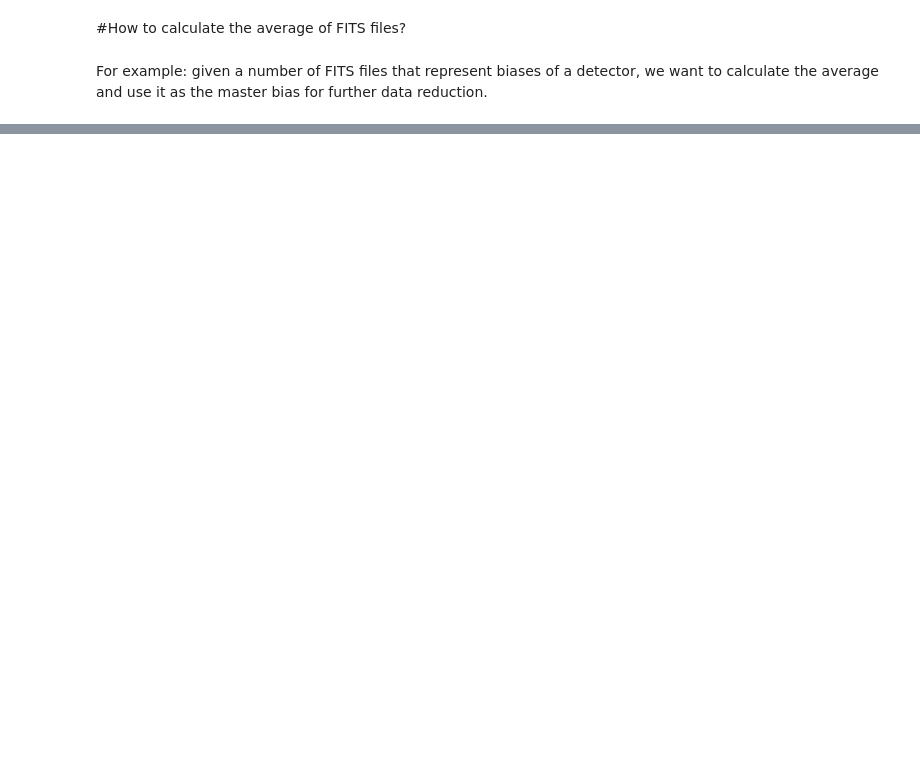
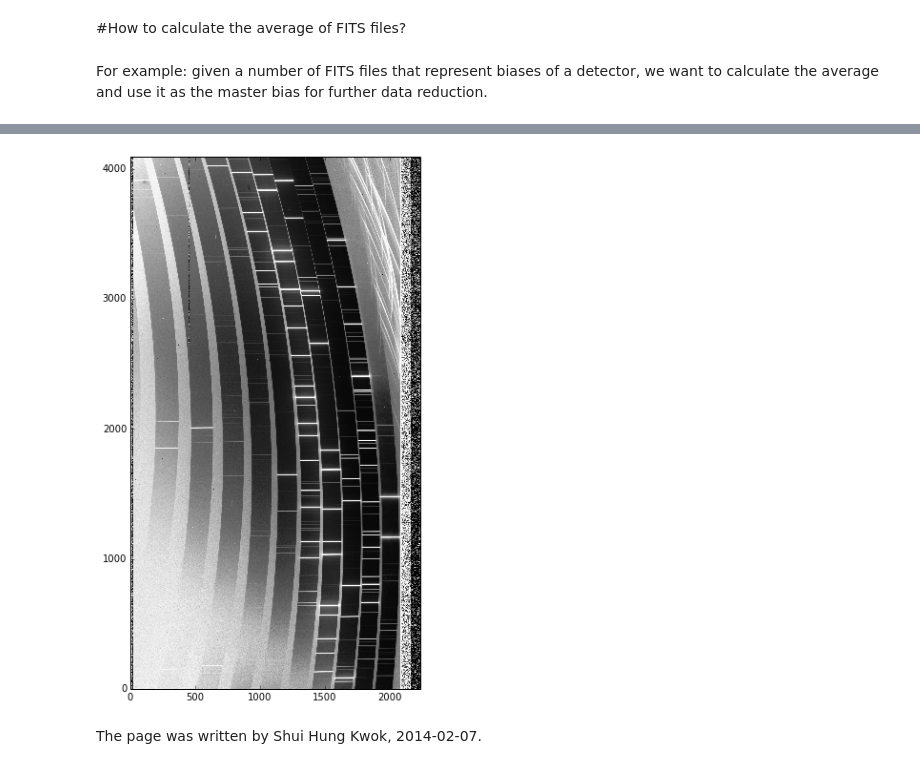
Before and after one commit to shkw0k/cookbook, a Jupyter notebook: Averaging Fits Files.ipynb, the cells around one changed output, grey strips where cells are left out. Saved outputs shown, nothing was run; the diff lists cells and outputs as text; code cells hidden in the pictures; blank space fills up the shorter version.

```diff
--- a/Averaging Fits Files.ipynb
+++ b/Averaging Fits Files.ipynb
@@ -47,2 +121,6 @@ def show(data):
+# %%
+# Let's see the calibration lamp.
+ObjName = "HgNeXeCuAr Lamp"
+ObjFits = [ f for f in AllFitsFiles if objectIs(f, ObjName) ]
 # %%
-avgImag = avgFits(Biases)
+avgImag = avgFits(ObjFits)
@@ -96,0 +127,10 @@ data2Plot (111, avgImag, tFactor=1)
+# %%
+fig = plt.figure(figsize=(14, 10))
+denom0 = domeFlatData - avgBias
+denomSq = denom0 * denom0 + 1E-7
+diff1 = (avgImag - avgBias ) * denom0 / denomSq
+data2Plot (111, diff1, tFactor=1)
+# %% [output]
+[figure, added]
+# %% [markdown]
+The page was written by Shui Hung Kwok, 2014-02-07.
```
Also changed, not shown: parts of 11 cells of this notebook.
